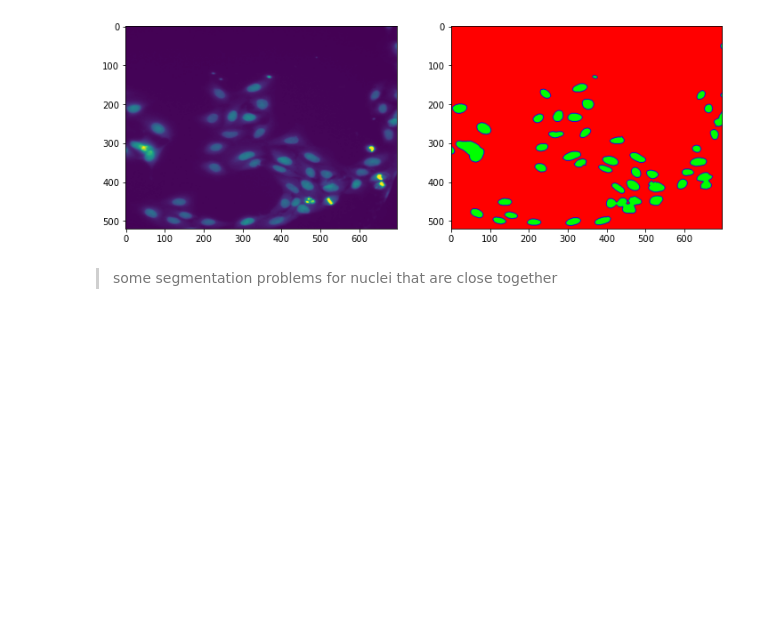
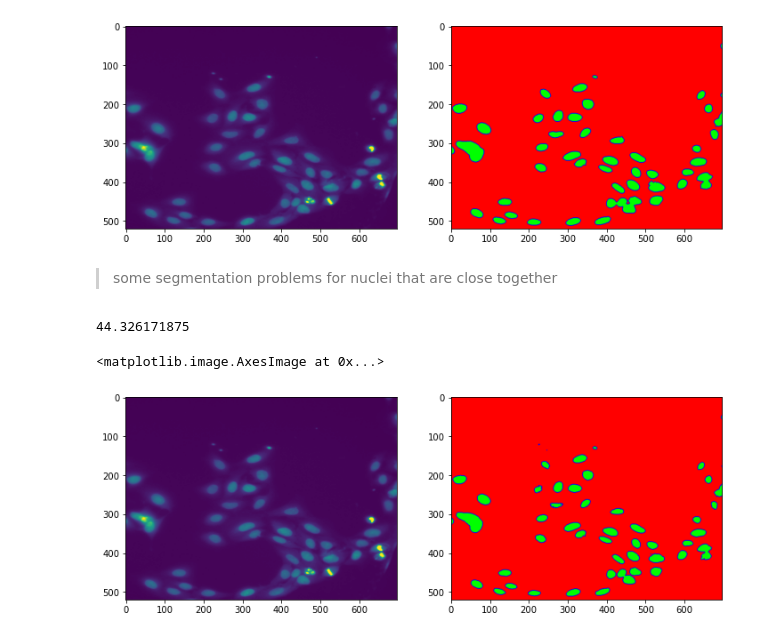
Before and after one commit to Aitslab/imageanalysis, a Jupyter notebook: nuclei_segmentation/aitslab/baseline_otsus.ipynb, the cells around one changed output. Saved outputs shown, nothing was run; the diff lists cells and outputs as text; code cells hidden in the pictures; blank space fills up the shorter version.

```diff
--- a/nuclei_segmentation/aitslab/baseline_otsus.ipynb
+++ b/nuclei_segmentation/aitslab/baseline_otsus.ipynb
@@ -72,5 +94,5 @@ print(im2.shape[0],im2.shape[1])
 # %%
-filename = os.listdir('/home/jupyter/aitslab_images/norm_images')
+filename = sorted(os.listdir('/home/jupyter/aitslab_images/norm_images'))
 filename.remove('.ipynb_checkpoints')
 
 labels_dir = "/home/jupyter/aitslab_images/boundary_labels/"
@@ -81,7 +103,7 @@ for n,i in enumerate(images2):
     mask = i > thresh_val # create mask
     object_labels = skimage.measure.label(mask) # convert to skimage label
     annot = skimage.morphology.label(object_labels) # convert to annotation
-    annot = skimage.morphology.remove_small_objects(annot, min_size=config_vars["min_nucleus_size"]) #unclear if necessary
+    #annot = skimage.morphology.remove_small_objects(annot, min_size=config_vars["min_nucleus_size"]) #unclear if necessary
     boundaries = skimage.segmentation.find_boundaries(annot) #extract boundaries
 
     for k in range(2, config_vars["boundary_size"], 2):
@@ -175,3 +197,39 @@ plt.imshow(label_binary)
 [figure]
 # %% [markdown]
 > some segmentation problems for nuclei that are close together
+# %%
+im = images2[7]
+thresh_val = skimage.filters.threshold_otsu(im) #find threshold using otsus method
+# %%
+thresh_val
+# %% [output]
+44.326171875
+# %%
+thresh_val = 55
+# %%
+mask = im > thresh_val # create mask
+object_labels = skimage.measure.label(mask) # convert to skimage label
+annot = skimage.morphology.label(object_labels) # convert to annotation
+#annot = skimage.morphology.remove_small_objects(annot, min_size=config_vars["min_nucleus_size"]) #unclear if necessary
+
+label_binary = np.zeros((annot.shape + (3,)))
+
+boundaries = skimage.segmentation.find_boundaries(annot) #extract boundaries
+
+for k in range(2, config_vars["boundary_size"], 2):
+    boundaries = skimage.morphology.binary_dilation(boundaries)
+
+
+# write binary label
+label_binary[(annot == 0) & (boundaries == 0), 0] = 1
+label_binary[(annot != 0) & (boundaries == 0), 1] = 1
+label_binary[boundaries == 1, 2] = 1
+# %%
+plt.figure(figsize=(12,12))
+plt.subplot(121)
+plt.imshow(images2[7])
+plt.subplot(122)
+plt.imshow(label_binary)
+# %% [output]
+<matplotlib.image.AxesImage at 0x...>
+[figure, added]
```
Also changed, not shown: parts of 3 cells of this notebook, 4 other files.
